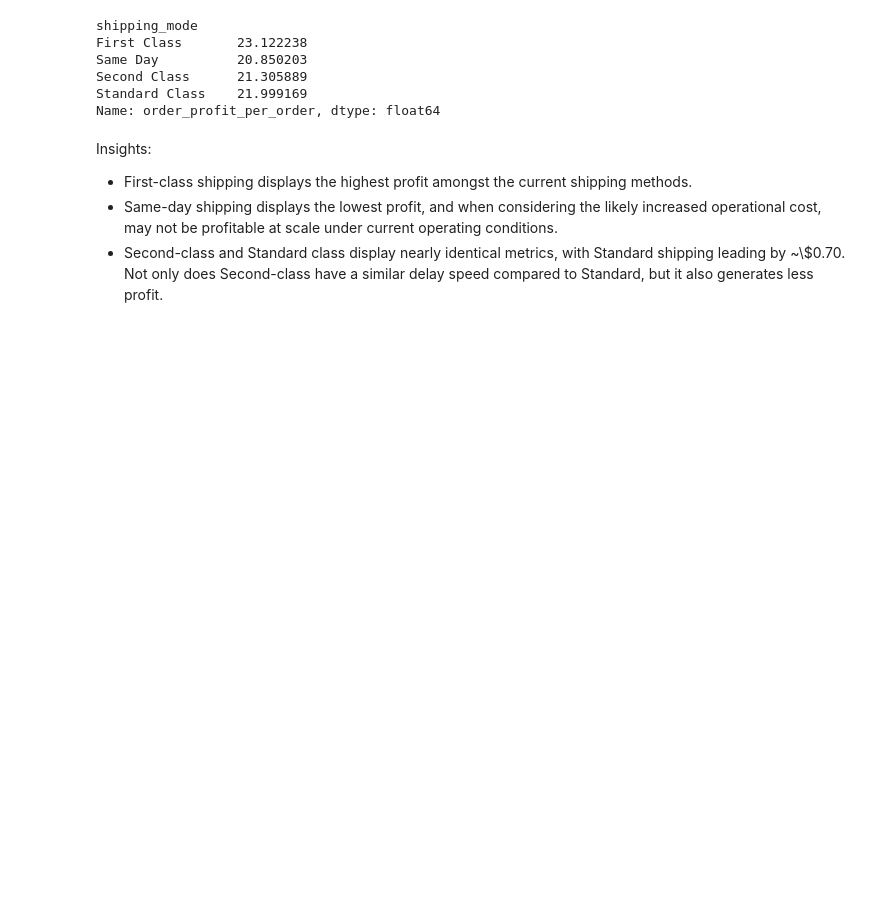
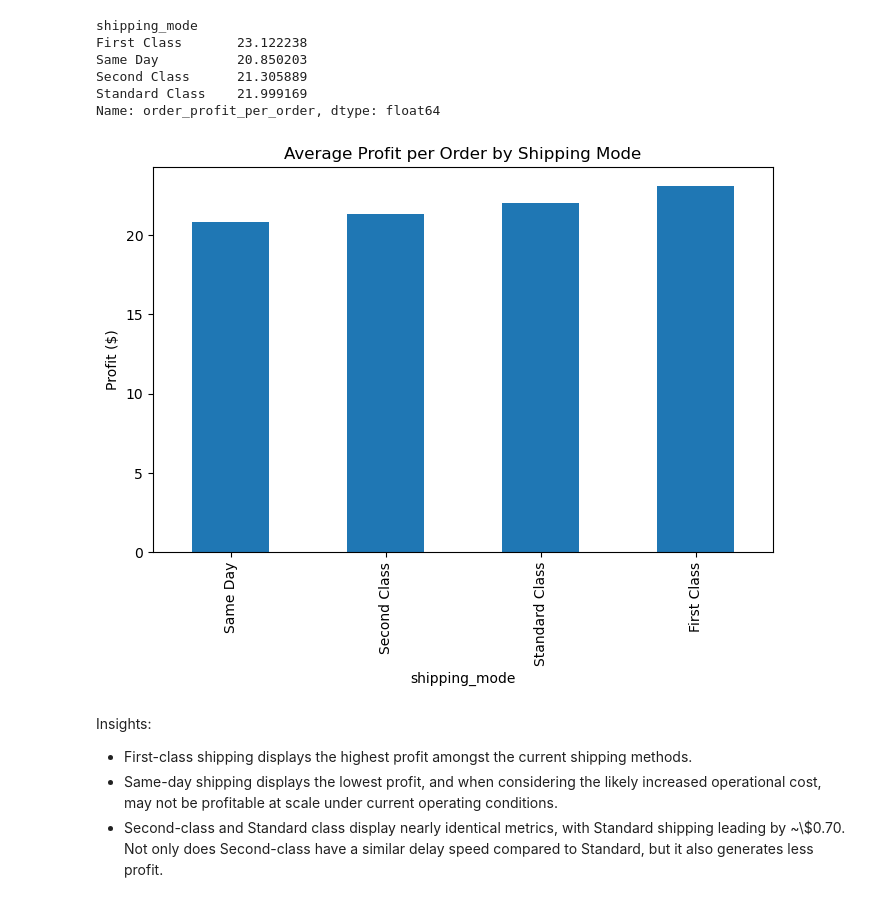
Before and after one commit to LenynH/dataco-supply-chain-analysis, a Jupyter notebook: notebooks/exploration.ipynb, the cells around one changed output. Cells and saved outputs as stored; diff of their text form; code cells hidden in the pictures; blank space fills up the shorter version.

```diff
--- a/notebooks/exploration.ipynb
+++ b/notebooks/exploration.ipynb
@@ -316,6 +333,19 @@ Same Day          20.850203
 Second Class      21.305889
 Standard Class    21.999169
 Name: order_profit_per_order, dtype: float64
+# %%
+# The following chart shows the average profit per order grouped by shipping method.
+
+profit_mode = df.groupby('shipping_mode')['order_profit_per_order'].mean().sort_values()
+
+plt.figure(figsize=(8, 5))
+profit_mode.plot(kind='bar')
+plt.title("Average Profit per Order by Shipping Mode")
+plt.ylabel("Profit ($)")
+plt.savefig("C:/Users/lenyn/OneDrive/Desktop/GitHub/dataco-supply-chain-analysis/visuals/profit_by_shipping_mode.png")
+plt.show()
+# %% [output]
+[figure, added]
 # %% [markdown]
 Insights:
 - First-class shipping displays the highest profit amongst the current shipping methods.
```
Also changed, not shown: parts of 3 cells of this notebook, 3 other files.
